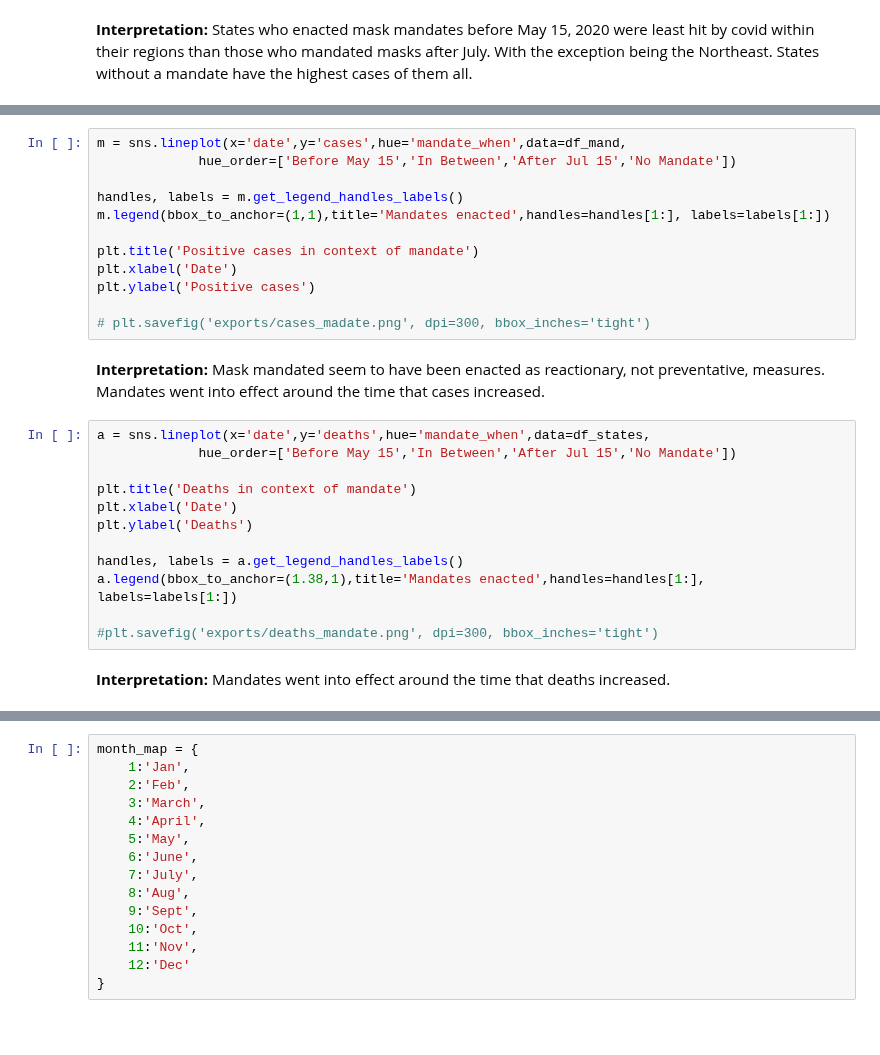
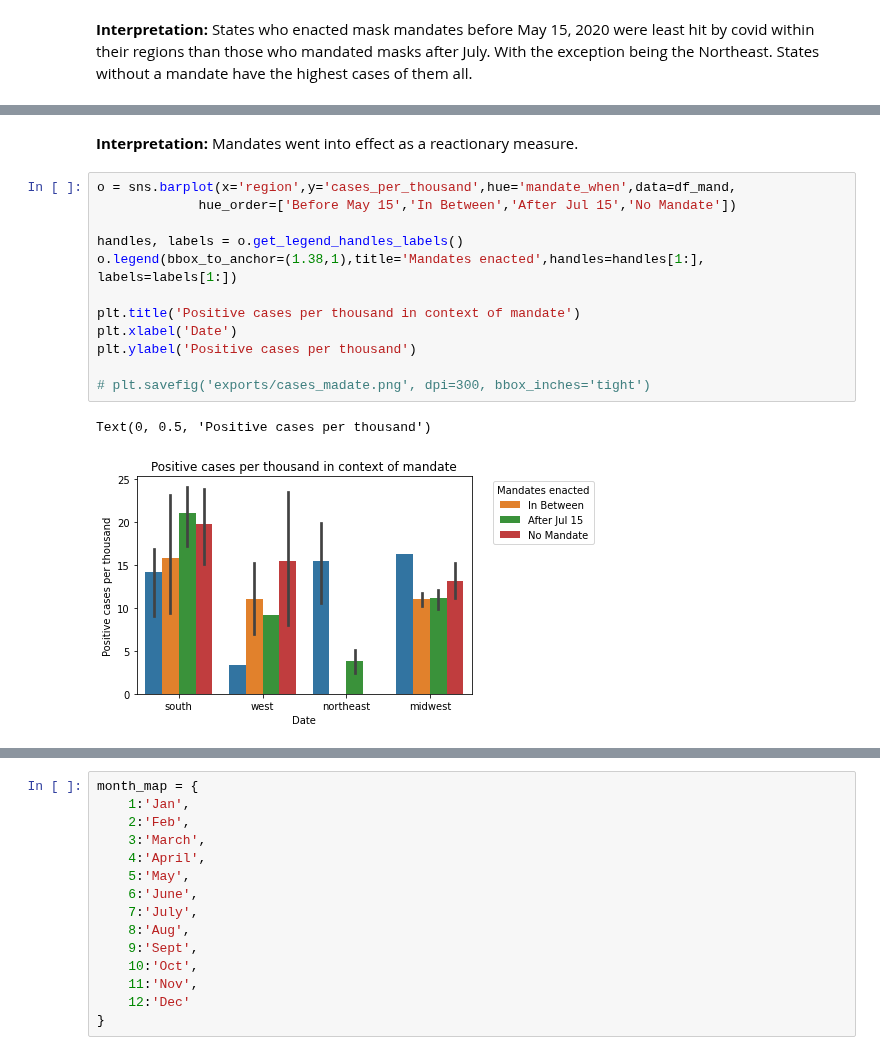
Before and after one commit to nytimes/covid-19-data, a Jupyter notebook: nyt_covid_analysis.ipynb, the cells around one changed output, grey strips where cells are left out. Cells and saved outputs as stored; diff of their text form; blank space fills up the shorter version.

```diff
--- a/nyt_covid_analysis.ipynb
+++ b/nyt_covid_analysis.ipynb
@@ -363,28 +307,17 @@ df_mand.groupby(['region','mandate_when']).mean()
+# %% [markdown]
+__Interpretation:__ Mandates went into effect as a reactionary measure.
 # %%
-m = sns.lineplot(x='date',y='cases',hue='mandate_when',data=df_mand,
+o = sns.barplot(x='region',y='cases_per_thousand',hue='mandate_when',data=df_mand,
              hue_order=['Before May 15','In Between','After Jul 15','No Mandate'])
 
-handles, labels = m.get_legend_handles_labels()
-m.legend(bbox_to_anchor=(1,1),title='Mandates enacted',handles=handles[1:], labels=labels[1:])
+handles, labels = o.get_legend_handles_labels()
+o.legend(bbox_to_anchor=(1.38,1),title='Mandates enacted',handles=handles[1:], labels=labels[1:])
 
-plt.title('Positive cases in context of mandate')
+plt.title('Positive cases per thousand in context of mandate')
 plt.xlabel('Date')
-plt.ylabel('Positive cases')
+plt.ylabel('Positive cases per thousand')
 
 # plt.savefig('exports/cases_madate.png', dpi=300, bbox_inches='tight')
+# %% [output]
+Text(0, 0.5, 'Positive cases per thousand')
+[figure, added]
-# %% [markdown]
-__Interpretation:__ Mask mandated seem to have been enacted as reactionary, not preventative, measures. Mandates went into effect around the time that cases increased.
-# %%
-a = sns.lineplot(x='date',y='deaths',hue='mandate_when',data=df_states,
-             hue_order=['Before May 15','In Between','After Jul 15','No Mandate'])
-
-plt.title('Deaths in context of mandate')
-plt.xlabel('Date')
-plt.ylabel('Deaths')
-
-handles, labels = a.get_legend_handles_labels()
-a.legend(bbox_to_anchor=(1.38,1),title='Mandates enacted',handles=handles[1:], labels=labels[1:])
-
-#plt.savefig('exports/deaths_mandate.png', dpi=300, bbox_inches='tight')
-# %% [markdown]
-__Interpretation:__ Mandates went into effect around the time that deaths increased.
```
Also changed, not shown: parts of 66 cells of this notebook, 2 other files.
